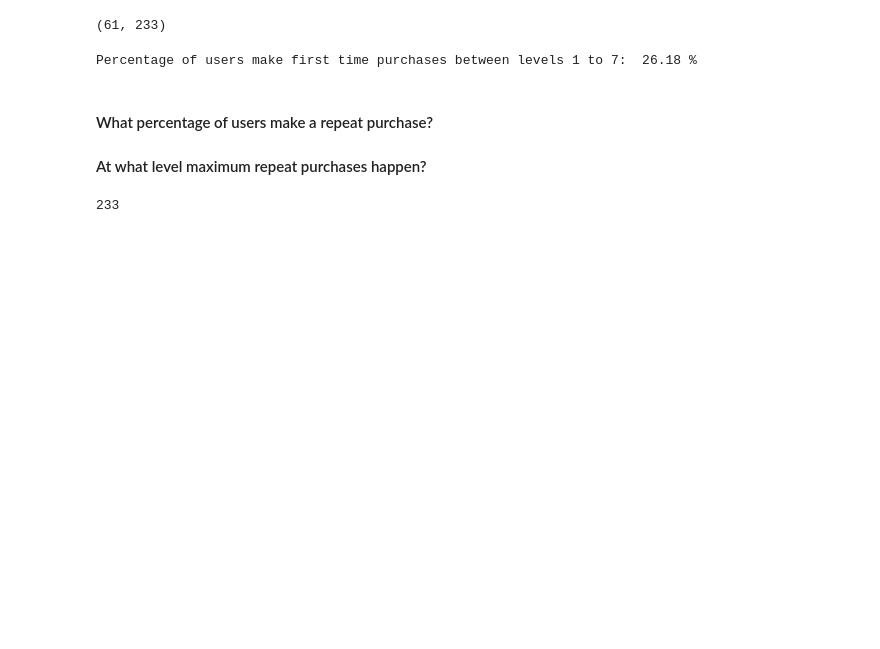
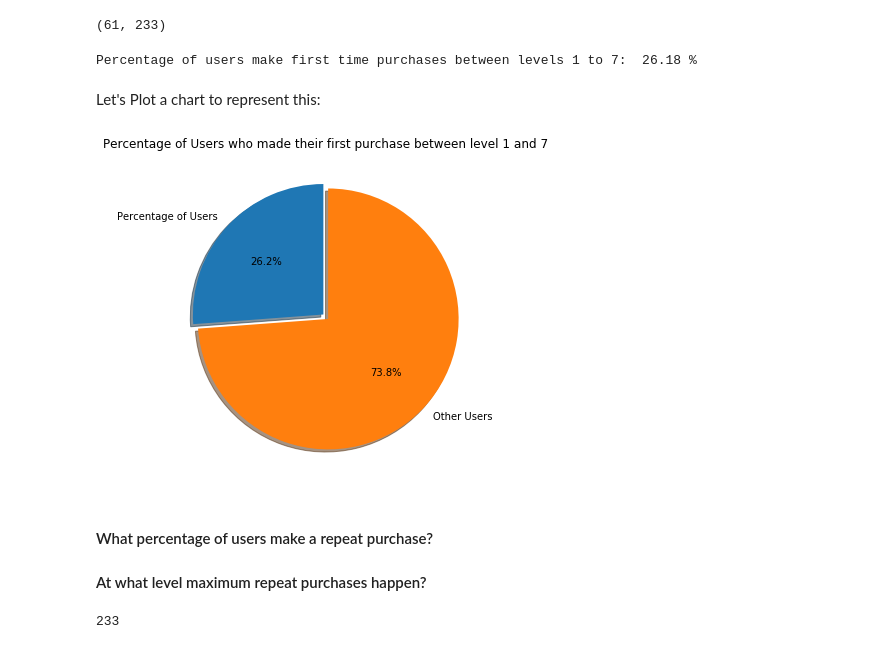
Before and after one commit to sachinkun21/Data-Analytics, a Jupyter notebook: yozoo_Assignment.ipynb, the cells around one changed output. Cells and saved outputs as stored; diff of their text form; code cells hidden in the pictures; blank space fills up the shorter version.

```diff
--- a/yozoo_Assignment.ipynb
+++ b/yozoo_Assignment.ipynb
@@ -203,6 +441,20 @@ percent = df_1st_purch_1_to_7.user_id.nunique()/ df_spenders.user_id.nunique()*1
 print("Percentage of users make first time purchases between levels 1 to 7: ", round(percent,2), "%")
 # %% [output]
 Percentage of users make first time purchases between levels 1 to 7:  26.18 %
+# %% [markdown]
+Let's Plot a chart to represent this:
+# %%
+labels = ['Percentage of Users', 'Other Users']
+sizes = [round(percent,2), 100-round(percent,2)]
+plt.figure(figsize = (10,6))
+
+plt.pie(sizes, explode=[0.025, 0.025], labels=labels,
+        shadow=True, autopct='%1.1f%%', startangle=90)
+  # Equal aspect ratio ensures that pie is drawn as a circle.
+plt.title("Percentage of Users who made their first purchase between level 1 and 7")
+plt.show()
+# %% [output]
+[figure, added]
 # %% [markdown]
 #### What percentage of users make a repeat purchase?
 #### At what level maximum repeat purchases happen?
```
Also changed, not shown: parts of 52 cells of this notebook.
